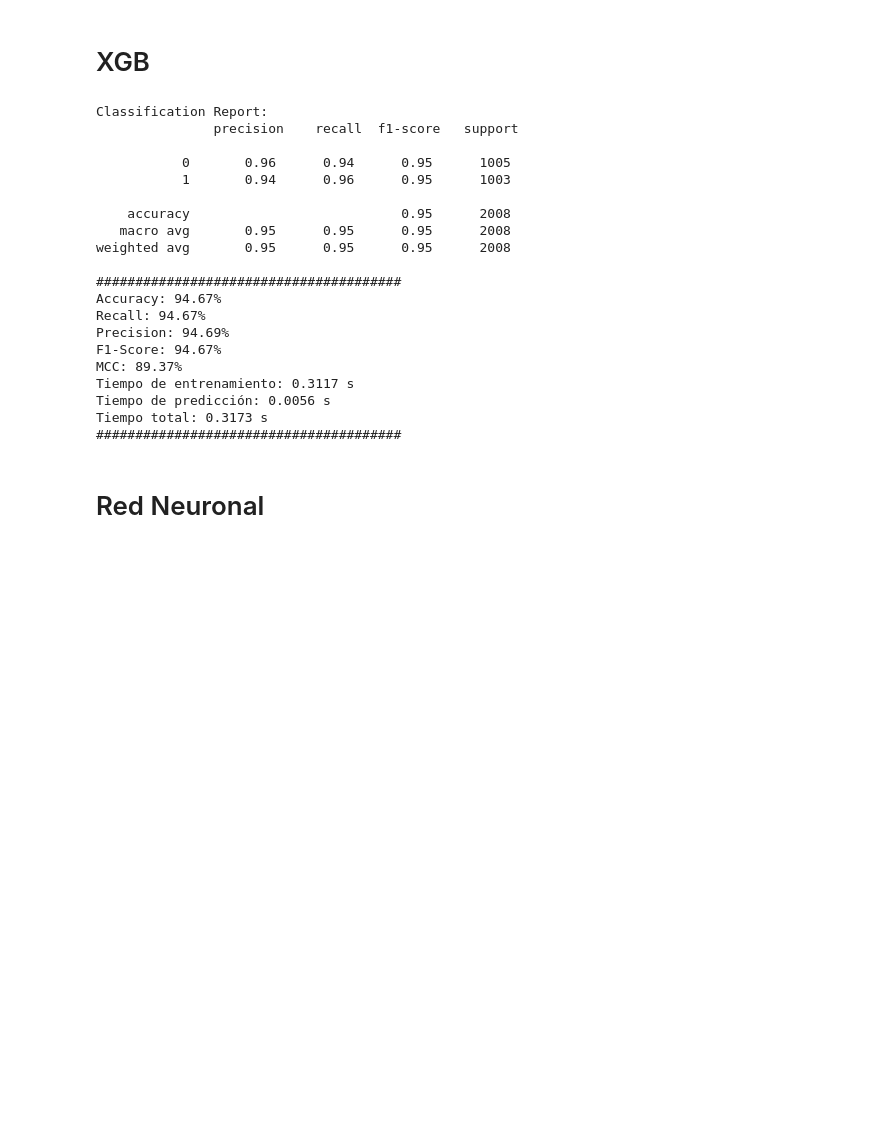
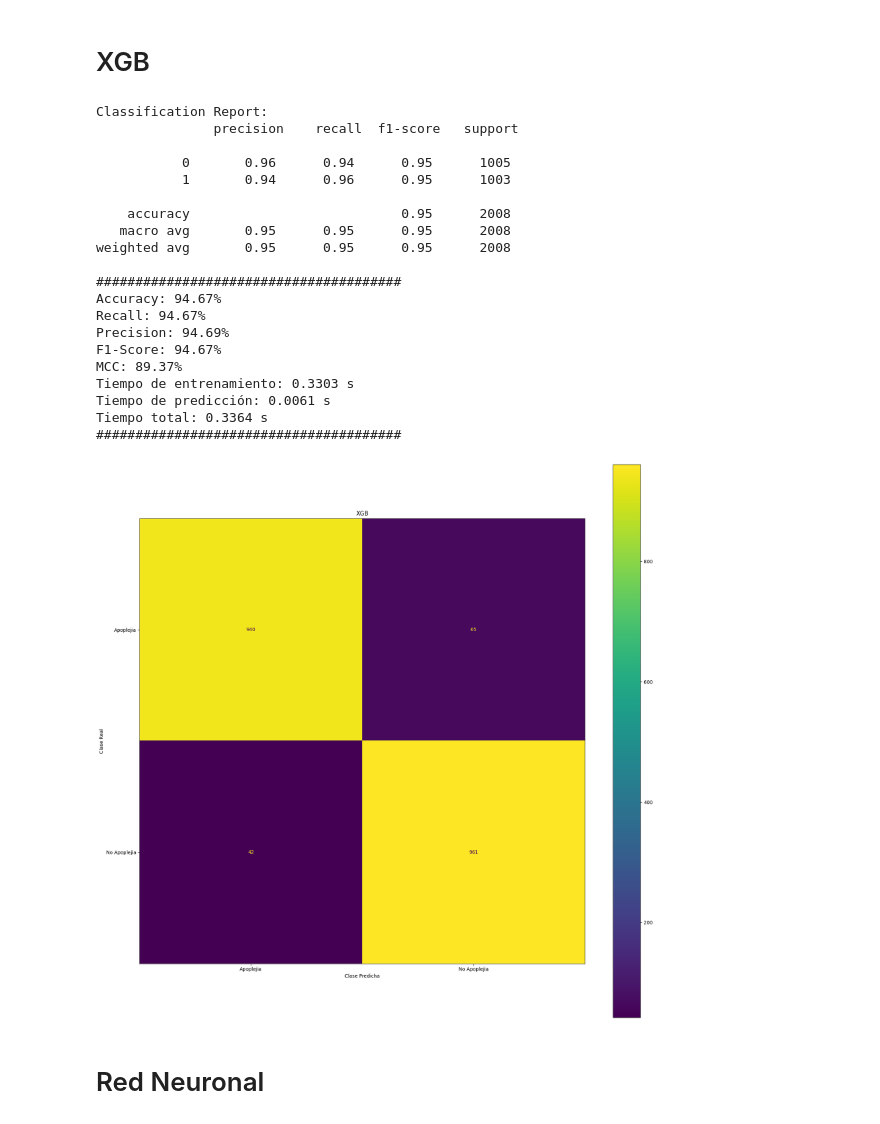
Before and after one commit to GabyDs/EjerciciosInteligenciaComputacional, a Jupyter notebook: Experiencia2.ipynb, the cells around one changed output. Drawn from its saved outputs; the diff is of its cells as text; code cells hidden in the pictures; blank space fills up the shorter version.

```diff
--- a/Experiencia2.ipynb
+++ b/Experiencia2.ipynb
@@ -539,7 +551,7 @@ xgbc_clf.fit(X_train, y_train_transformed)
 end_train = time.time()
 
 # Predicciones
-pred_xgbc = xgbc_clf.predict(X_test)
+pred_xgbc = xgbc_clf.predict(X_test, ntree_limit=100)
 end_predict = time.time()
 
 print("Classification Report: \n", classification_report(y_test_transformed, pred_xgbc))
@@ -561,10 +573,14 @@ Recall: 94.67%
 Precision: 94.69%
 F1-Score: 94.67%
 MCC: 89.37%
-Tiempo de entrenamiento: 0.3117 s
-Tiempo de predicción: 0.0056 s
-Tiempo total: 0.3173 s
+Tiempo de entrenamiento: 0.3303 s
+Tiempo de predicción: 0.0061 s
+Tiempo total: 0.3364 s
 #######################################
+# %%
+plot_confusion_matrix(y_test, pred_xgbc, labels=["Apoplejia", "No Apoplejia"], model_name="XGB")
+# %% [output]
+[figure, added]
 # %% [markdown]
 # Red Neuronal
 # %%
```
Also changed, not shown: parts of 8 cells of this notebook.
